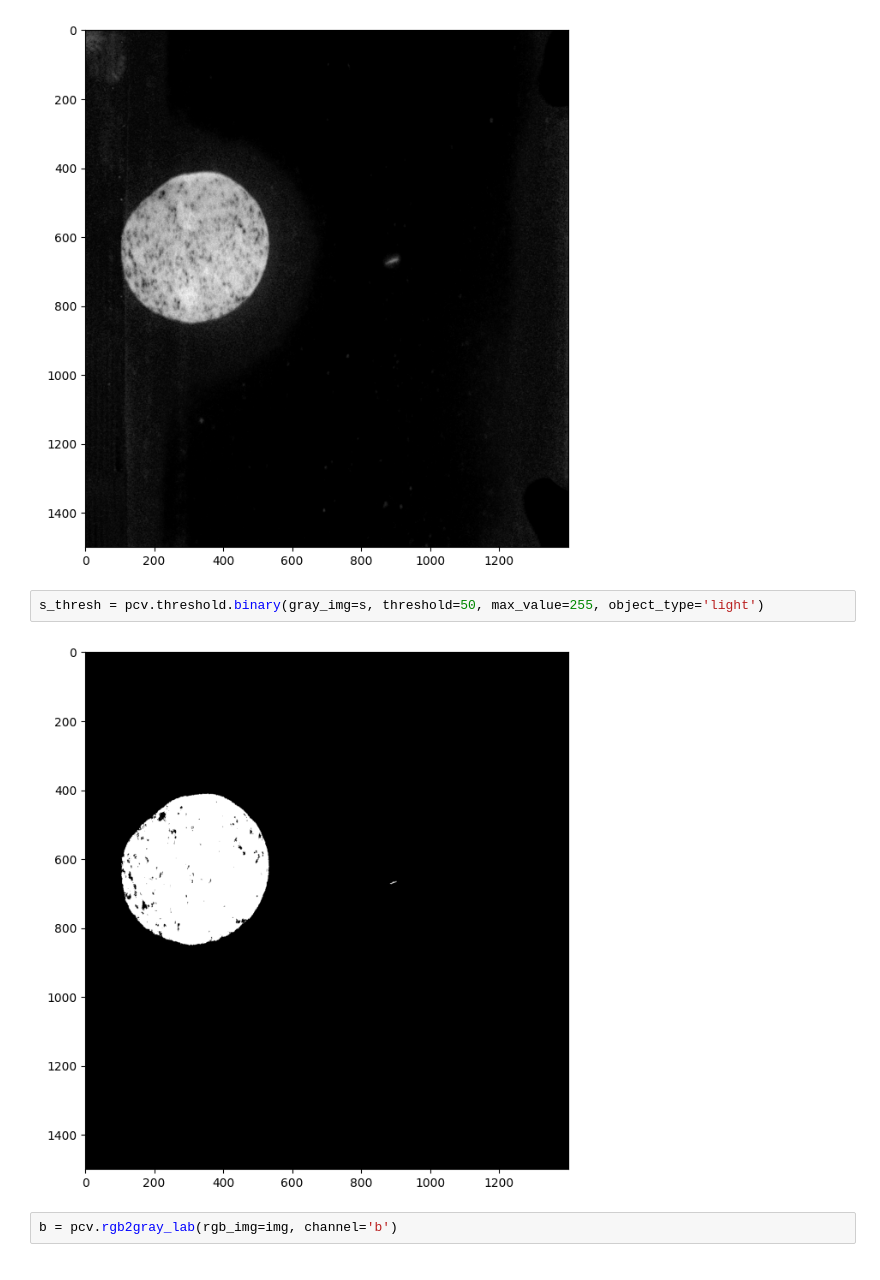
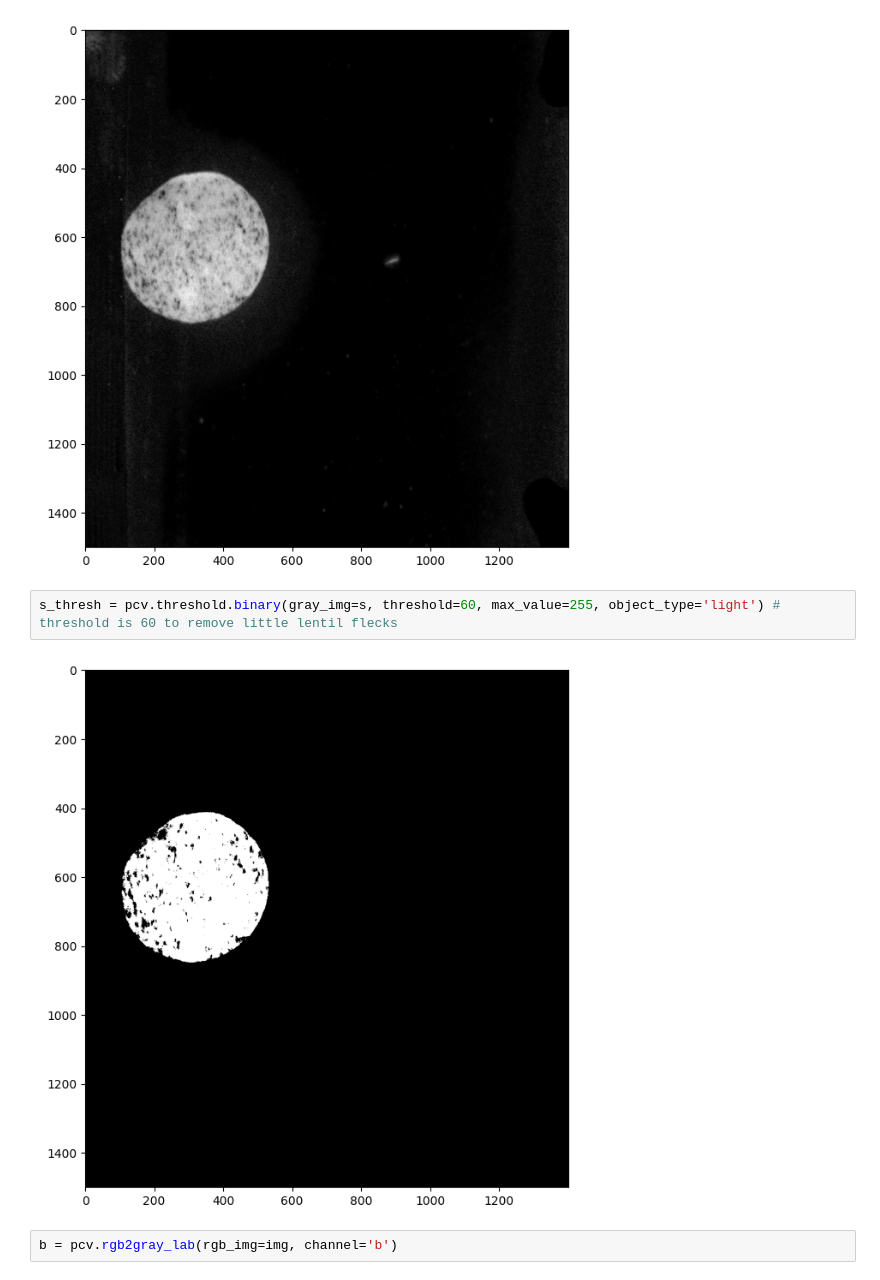
Before and after one commit to syncrotron/Thesis, a Jupyter notebook: Lentil/patter.ipynb, the cells around one changed output. Cells and saved outputs as stored; diff of their text form.

```diff
--- a/Lentil/patter.ipynb
+++ b/Lentil/patter.ipynb
@@ -40,9 +40,9 @@ s = pcv.rgb2gray_hsv(rgb_img=img, channel='s')
 # %% [output]
 [figure]
 # %%
-s_thresh = pcv.threshold.binary(gray_img=s, threshold=50, max_value=255, object_type='light')
+s_thresh = pcv.threshold.binary(gray_img=s, threshold=60, max_value=255, object_type='light') # threshold is 60 to remove little lentil flecks
 # %% [output]
-[figure, old version]
+[figure, new version]
 # %%
 b = pcv.rgb2gray_lab(rgb_img=img, channel='b')
 # %% [output]
```
Also changed, not shown: parts of 9 cells of this notebook, 2 other files.
